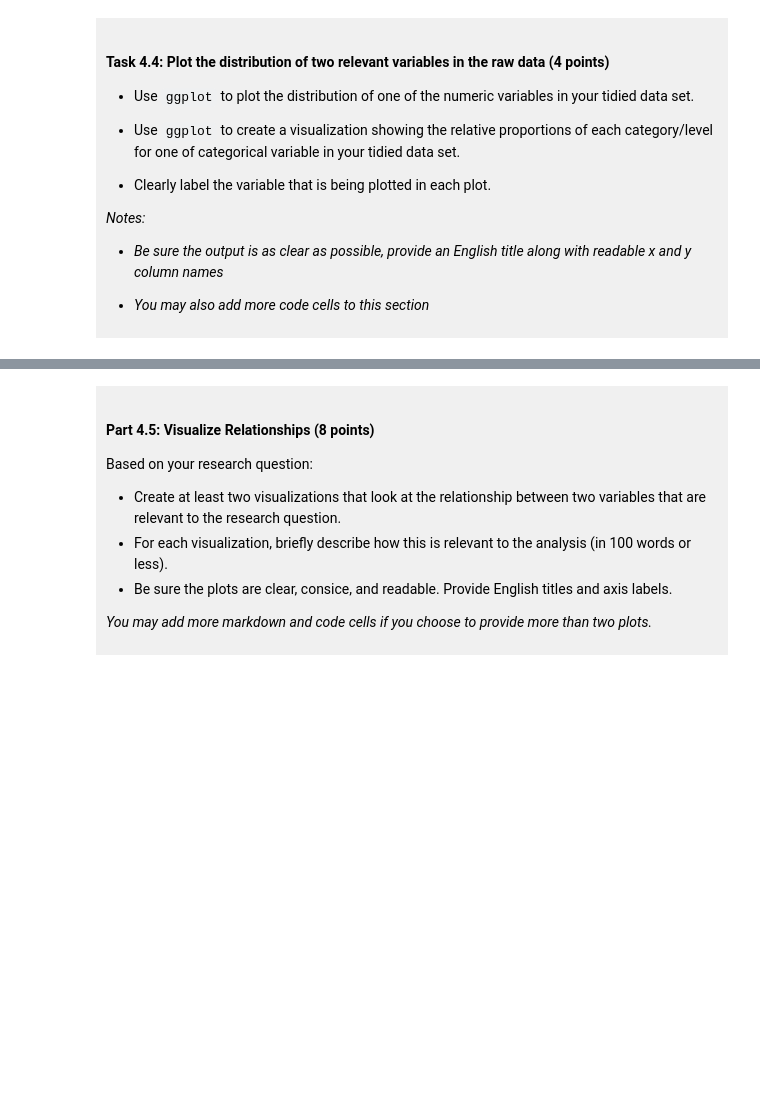
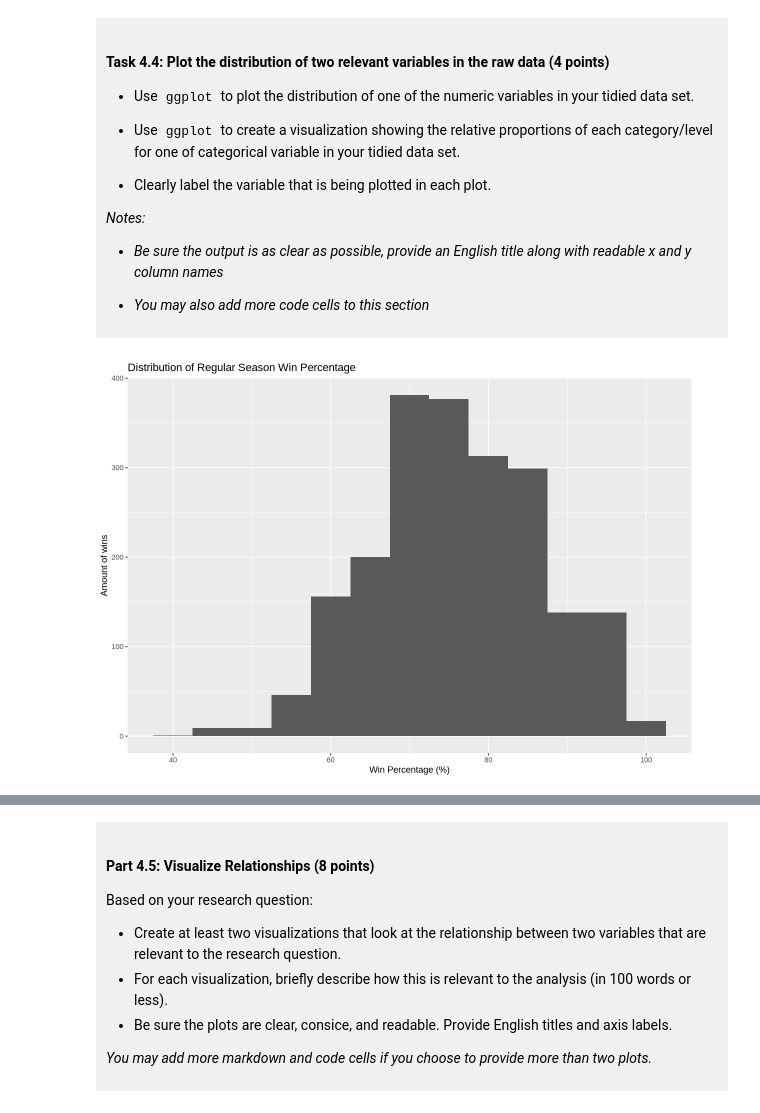
Before and after one commit to jinyuchx-creator/dsci-100-project-jinyu-chen, a Jupyter notebook: dsci-100-project-notebook.ipynb, the cells around one changed output, grey strips where cells are left out. Cells and saved outputs as stored; diff of their text form; code cells hidden in the pictures; blank space fills up the shorter version.

Commit message:
Checkpoint C
Finished prelim analysis and plots

```diff
--- a/dsci-100-project-notebook.ipynb
+++ b/dsci-100-project-notebook.ipynb
@@ -297,5 +341,12 @@ You will refine your research question (if needed) and produce a tidy data set.
 
 </div>
 # %%
-### EDIT THIS CODE CELL FOR PLOT 1 ###
+march_tidy |>
+  ggplot(aes(x = reg_wins_pct)) +
+  geom_histogram(binwidth = 5) +
+  labs(title = "Distribution of Regular Season Win Percentage",
+       x = "Win Percentage (%)",
+       y = "Amount of wins")
+# %% [output]
+[figure, added]
 # %%
```
Also changed, not shown: parts of 11 cells of this notebook.
